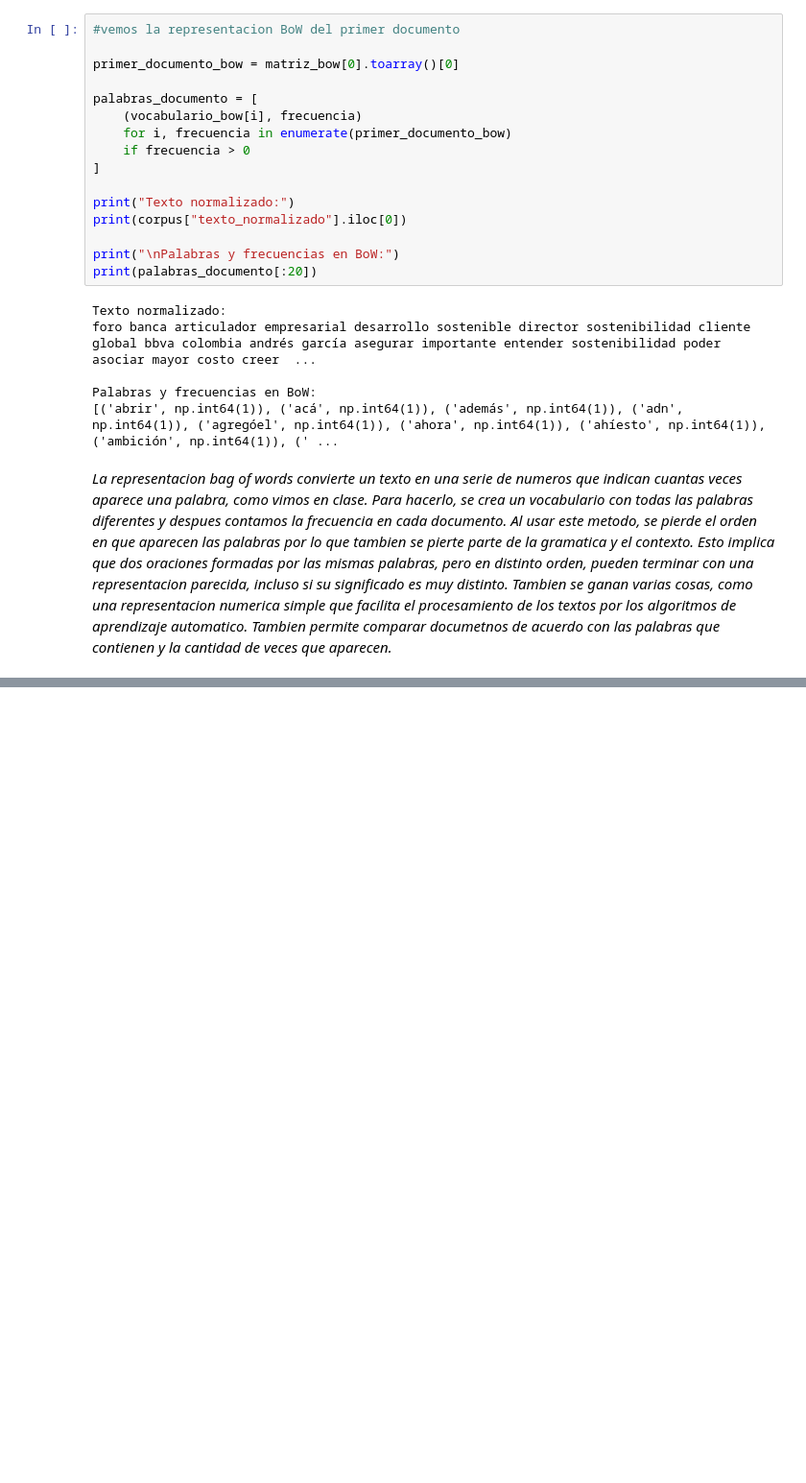
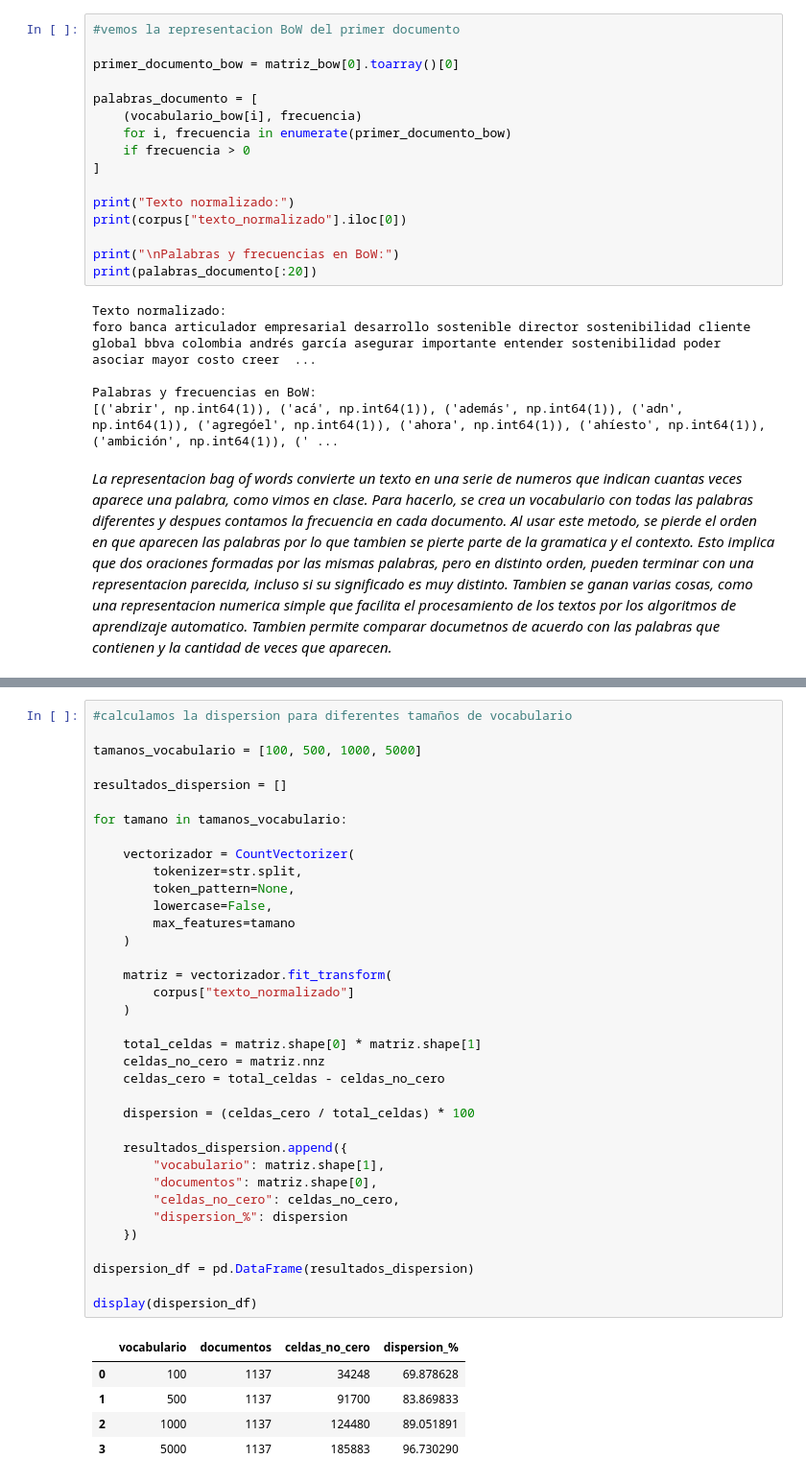
Before and after one commit to JuanDi37/Laboratorio-2, a Jupyter notebook: Laboratorio#2NLP.ipynb, the cells around one changed output, grey strips where cells are left out. Shown at 96% size. Drawn from its saved outputs; the diff is of its cells as text; blank space fills up the shorter version.

```diff
--- a/Laboratorio#2NLP.ipynb
+++ b/Laboratorio#2NLP.ipynb
@@ -360,0 +385,42 @@ documetnos de acuerdo con las palabras que contienen y la cantidad de veces que
+# %%
+#calculamos la dispersion para diferentes tamaños de vocabulario
+
+tamanos_vocabulario = [100, 500, 1000, 5000]
+
+resultados_dispersion = []
+
+for tamano in tamanos_vocabulario:
+
+    vectorizador = CountVectorizer(
+        tokenizer=str.split,
+        token_pattern=None,
+        lowercase=False,
+        max_features=tamano
+    )
+
+    matriz = vectorizador.fit_transform(
+        corpus["texto_normalizado"]
+    )
+
+    total_celdas = matriz.shape[0] * matriz.shape[1]
+    celdas_no_cero = matriz.nnz
+    celdas_cero = total_celdas - celdas_no_cero
+
+    dispersion = (celdas_cero / total_celdas) * 100
+
+    resultados_dispersion.append({
+        "vocabulario": matriz.shape[1],
+        "documentos": matriz.shape[0],
+        "celdas_no_cero": celdas_no_cero,
+        "dispersion_%": dispersion
+    })
+
+dispersion_df = pd.DataFrame(resultados_dispersion)
+
+display(dispersion_df)
+# %% [output]
+|  | vocabulario | documentos | celdas_no_cero | dispersion_% |
+| 0 | 100 | 1137 | 34248 | 69.878628 |
+| 1 | 500 | 1137 | 91700 | 83.869833 |
+| 2 | 1000 | 1137 | 124480 | 89.051891 |
+| 3 | 5000 | 1137 | 185883 | 96.730290 |
```
Also changed, not shown: parts of 6 cells of this notebook.
